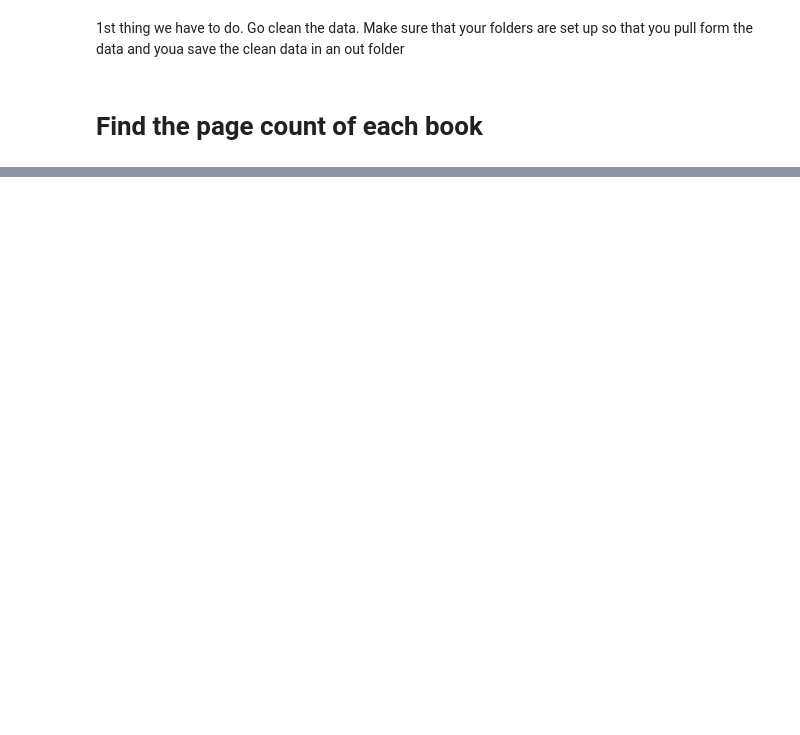
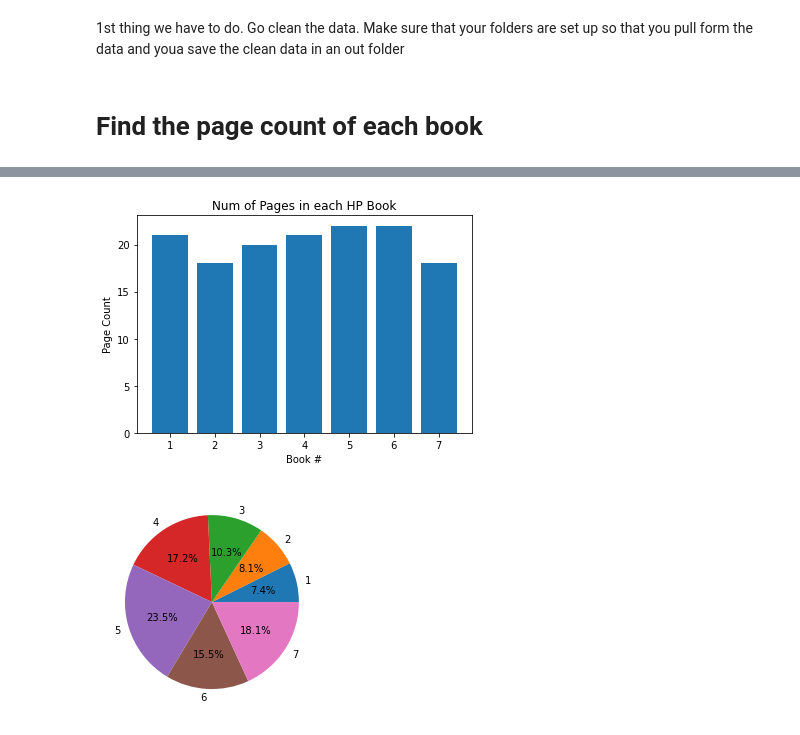
Before and after one commit to Gatesnt4020/2122AMmaterial, a Jupyter notebook: CSP/Unit3/HW/Harry/HarryPotterAnalysis.ipynb, the cells around one changed output, grey strips where cells are left out. Cells and saved outputs as stored; diff of their text form; code cells hidden in the pictures; blank space fills up the shorter version.

```diff
--- a/CSP/Unit3/HW/Harry/HarryPotterAnalysis.ipynb
+++ b/CSP/Unit3/HW/Harry/HarryPotterAnalysis.ipynb
@@ -80,0 +105,21 @@ for book in booklist
+# %%
+def wordNumbers(FILENAME):
+    with open(f"out/{FILENAME}","r",encoding="utf-8") as f:
+        file = f.readlines()
+        wordAmount=0
+        for line in file:
+            if "Page | " in line:
+                Pass
+            else:
+                line = line.replace("\n","")
+                if len(line) == 3 or len(line) == 5 or len(line) == 9 or len(line) >= 11:
+                    wordAmount+=1
+        return wordAmount
+# %%
+wordCount=[]
+for i in range(len(bookList)):
+    wordCount.append(wordNumbers(bookList[i]))
+makeGraphs(pageCount,"Num of words in each HP Book","Book #","Word Count")
+# %% [output]
+[figure, added]
+[figure, added]
```
Also changed, not shown: parts of 13 cells of this notebook, 11 other files.
